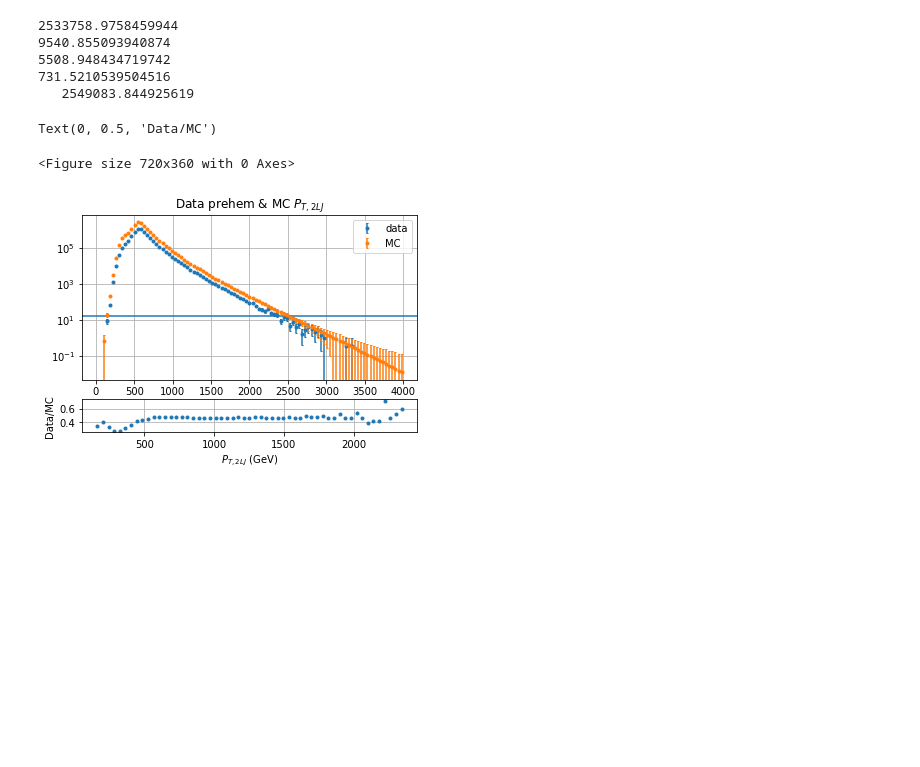
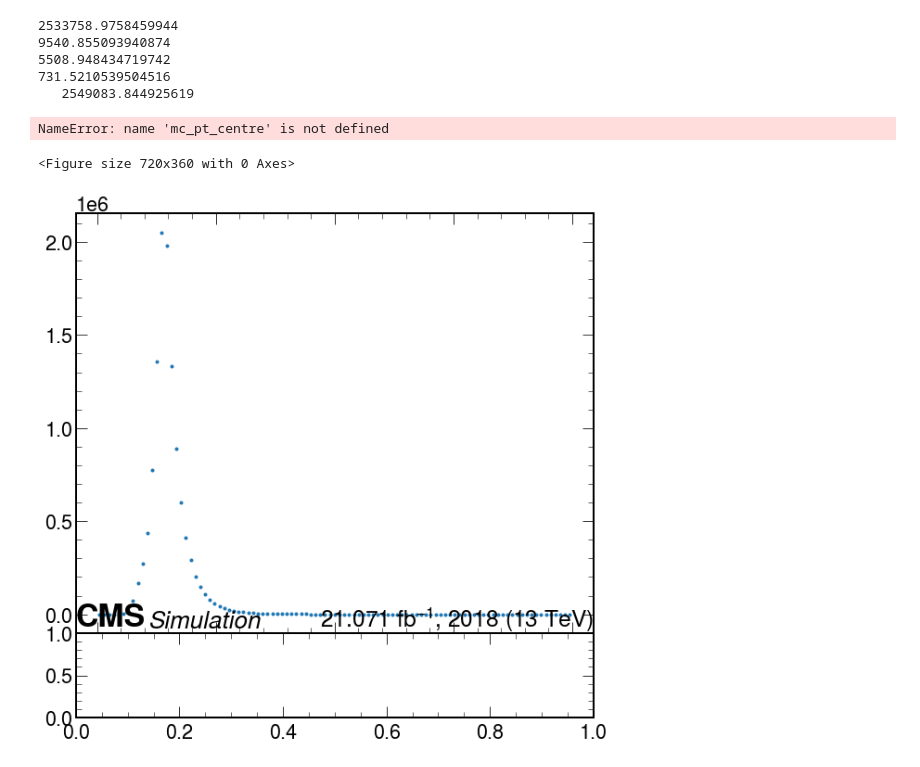
Before and after one commit to boostedsvj/svj-bdt, a Jupyter notebook: weight_correct_10052022_PreHEM.ipynb, the cells around one changed output. Cells and saved outputs as stored; diff of their text form; code cells hidden in the pictures; blank space fills up the shorter version.

```diff
--- a/weight_correct_10052022_PreHEM.ipynb
+++ b/weight_correct_10052022_PreHEM.ipynb
@@ -67,9 +67,9 @@ bins = np.linspace(0, 4000, 100)
 
 data_pt_values =   [data_prehem[n]['pt'] for n in range(0,2)]
 data_labels = ['Run2018A', 'Run2018B']
-data_weights_arr   = [np.ones_like(data_prehem[n]['pt'])*data_weight[n] for n in range(0,2)]
 
-val_data_pt, data_edges_pt, patches_data_pt = plt.hist(data_pt_values, bins, stacked=True, histtype='step', label=data_labels, weights=data_weights_arr)
+
+val_data_pt, data_edges_pt, patches_data_pt = plt.hist(data_pt_values, bins, stacked=True, histtype='step', label=data_labels)
 plt.close()
 
 data_pt_centre = (data_edges_pt[1:]+data_edges_pt[:-1])/2
@@ -162,35 +162,37 @@ print('  ', max(mc_pt_stacked)) # checking the addition of histograms: almost eq
 # %%
 # PT data and MC ratio plots
 # MC has more than data events --> doesn't match with the intution
 
 fig = plt.figure(figsize=(10, 5))
 fig, (ax1, ax2) = plt.subplots(2, 1, gridspec_kw={'height_ratios': [10, 2]})
-
+plt.subplots_adjust(wspace=0, hspace=0)
+hep.style.use("CMS")
+hep.cms.label(loc=0, lumi=21.071, year=2018)
 
 
 ax1.errorbar(x=data_pt_centre, y=data_pt_stacked, yerr=np.sqrt(data_pt_stacked), fmt='.', capsize=1, label='data')
 ax1.errorbar(x=mc_pt_centre,   y=mc_pt_stacked,   yerr=np.sqrt(mc_pt_stacked),   fmt='.', capsize=1, label='MC')
 ax1.axhline(y=15)
 ax1.legend()
 ax1.grid('True')
 ax1.set_title('Data prehem & MC $P_{T,2LJ}$')
 ax1.set_yscale('log')
 
 ratio = np.divide(data_pt_stacked,
                   mc_pt_stacked,
                   where=(mc_pt_stacked != 0))
 
 rotio = ratio[(mc_pt_stacked!=0) & (data_pt_stacked>15)]
 edges = data_edges_pt[:len(data_edges_pt)-1][(mc_pt_stacked!=0) & (data_pt_stacked>15)]
 
 ax2.plot(edges,rotio,'.')
 ax2.grid('True')
 ax2.set_xlabel('$P_{T,2LJ}$ (GeV)')
 ax2.set_ylabel('Data/MC')
 # %% [output]
-Text(0, 0.5, 'Data/MC')
+NameError: name 'mc_pt_centre' is not defined
 <Figure size 720x360 with 0 Axes>
-[figure, old version]
+[figure, new version]
 # %%
 
 
```
Also changed, not shown: parts of 63 cells of this notebook, 9 other files.
